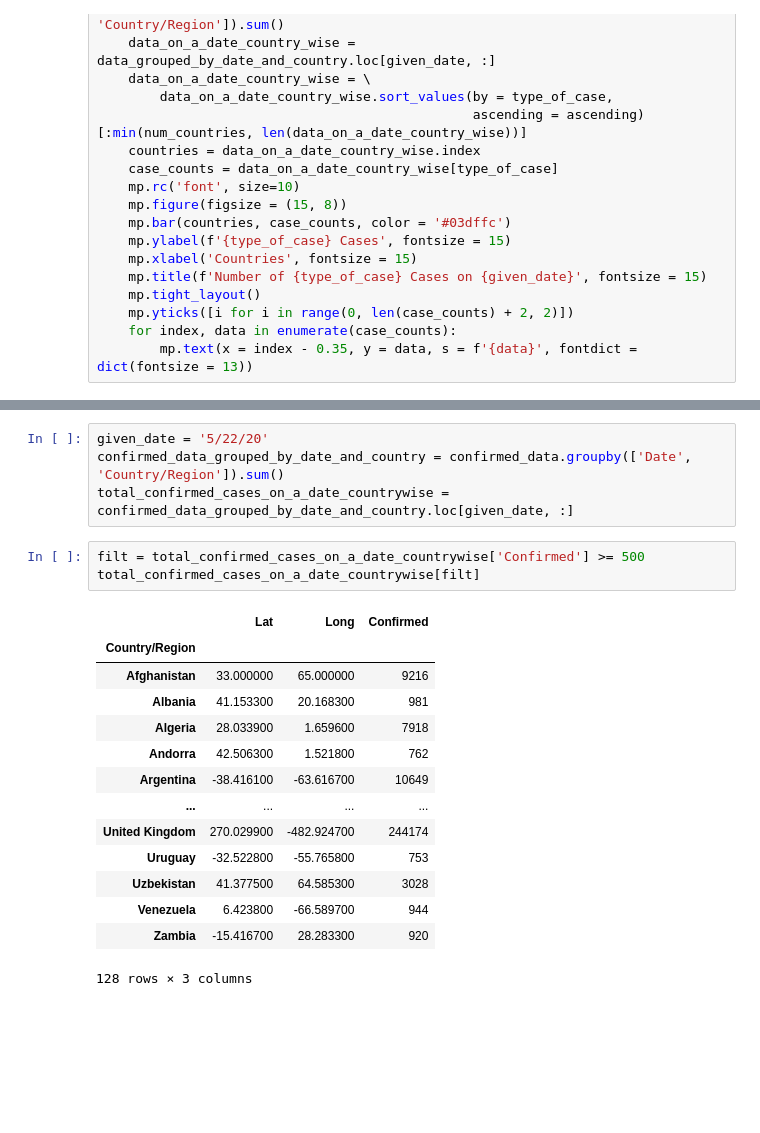
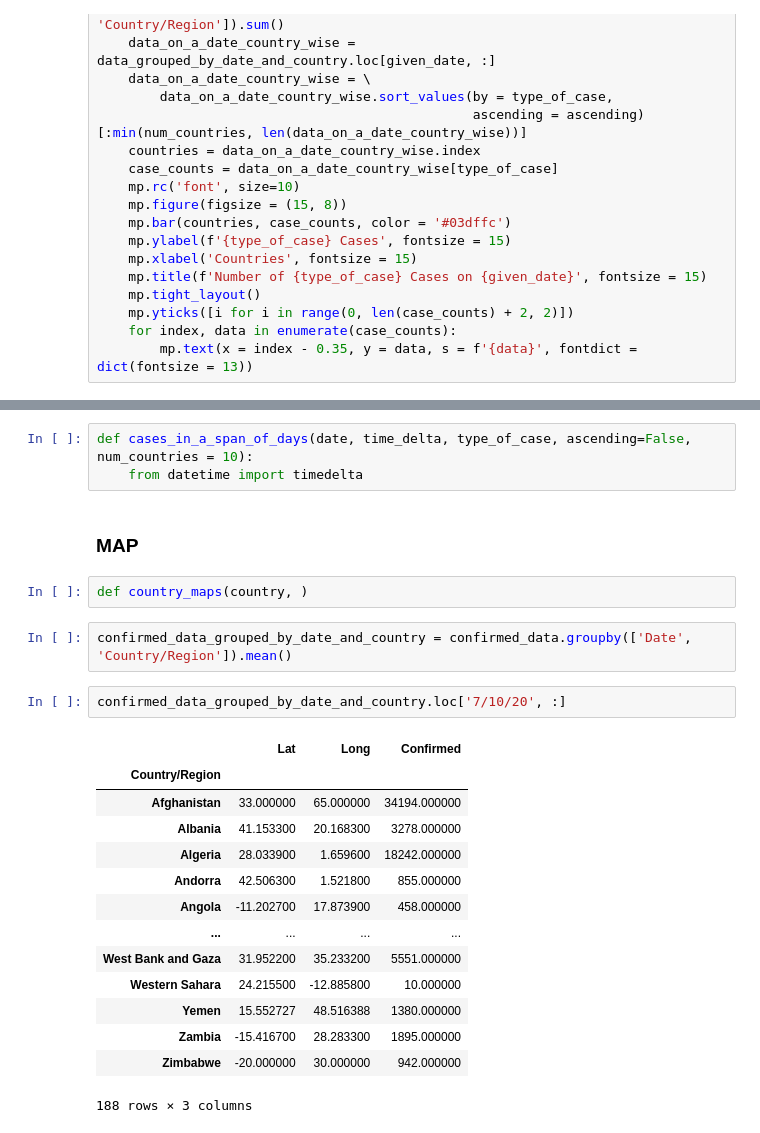
Before and after one commit to SUPREME-CODER/COVID-19-DASHBOARD, a Jupyter notebook: COVID DATA ANALYSIS.ipynb, the cells around one changed output, grey strips where cells are left out. Drawn from its saved outputs; the diff is of its cells as text; blank space fills up the shorter version.

```diff
--- a/COVID DATA ANALYSIS.ipynb
+++ b/COVID DATA ANALYSIS.ipynb
@@ -218,22 +240,26 @@ num_cases_on_a_given_date_country_wise(confirmed_data, '5/22/20', 'Confirmed',as
+# %%
+def cases_in_a_span_of_days(date, time_delta, type_of_case, ascending=False, num_countries = 10):
+    from datetime import timedelta
+# %% [markdown]
+### MAP
+# %%
+def country_maps(country, )
 # %%
-given_date = '5/22/20'
-confirmed_data_grouped_by_date_and_country = confirmed_data.groupby(['Date', 'Country/Region']).sum()
-total_confirmed_cases_on_a_date_countrywise = confirmed_data_grouped_by_date_and_country.loc[given_date, :]
+confirmed_data_grouped_by_date_and_country = confirmed_data.groupby(['Date', 'Country/Region']).mean()
-# %%
-filt = total_confirmed_cases_on_a_date_countrywise['Confirmed'] >= 500
-total_confirmed_cases_on_a_date_countrywise[filt]
-# %% [output]
-|  | Lat | Long | Confirmed |
-| Country/Region |  |  |  |
-| Afghanistan | 33.000000 | 65.000000 | 9216 |
-| Albania | 41.153300 | 20.168300 | 981 |
-| Algeria | 28.033900 | 1.659600 | 7918 |
-| Andorra | 42.506300 | 1.521800 | 762 |
-| Argentina | -38.416100 | -63.616700 | 10649 |
-| ... | ... | ... | ... |
-| United Kingdom | 270.029900 | -482.924700 | 244174 |
-| Uruguay | -32.522800 | -55.765800 | 753 |
-| Uzbekistan | 41.377500 | 64.585300 | 3028 |
-| Venezuela | 6.423800 | -66.589700 | 944 |
-| Zambia | -15.416700 | 28.283300 | 920 |
-128 rows × 3 columns
+# %%
+confirmed_data_grouped_by_date_and_country.loc['7/10/20', :]
+# %% [output]
+|  | Lat | Long | Confirmed |
+| Country/Region |  |  |  |
+| Afghanistan | 33.000000 | 65.000000 | 34194.000000 |
+| Albania | 41.153300 | 20.168300 | 3278.000000 |
+| Algeria | 28.033900 | 1.659600 | 18242.000000 |
+| Andorra | 42.506300 | 1.521800 | 855.000000 |
+| Angola | -11.202700 | 17.873900 | 458.000000 |
+| ... | ... | ... | ... |
+| West Bank and Gaza | 31.952200 | 35.233200 | 5551.000000 |
+| Western Sahara | 24.215500 | -12.885800 | 10.000000 |
+| Yemen | 15.552727 | 48.516388 | 1380.000000 |
+| Zambia | -15.416700 | 28.283300 | 1895.000000 |
+| Zimbabwe | -20.000000 | 30.000000 | 942.000000 |
+188 rows × 3 columns
```
Also changed, not shown: parts of 12 cells of this notebook.
